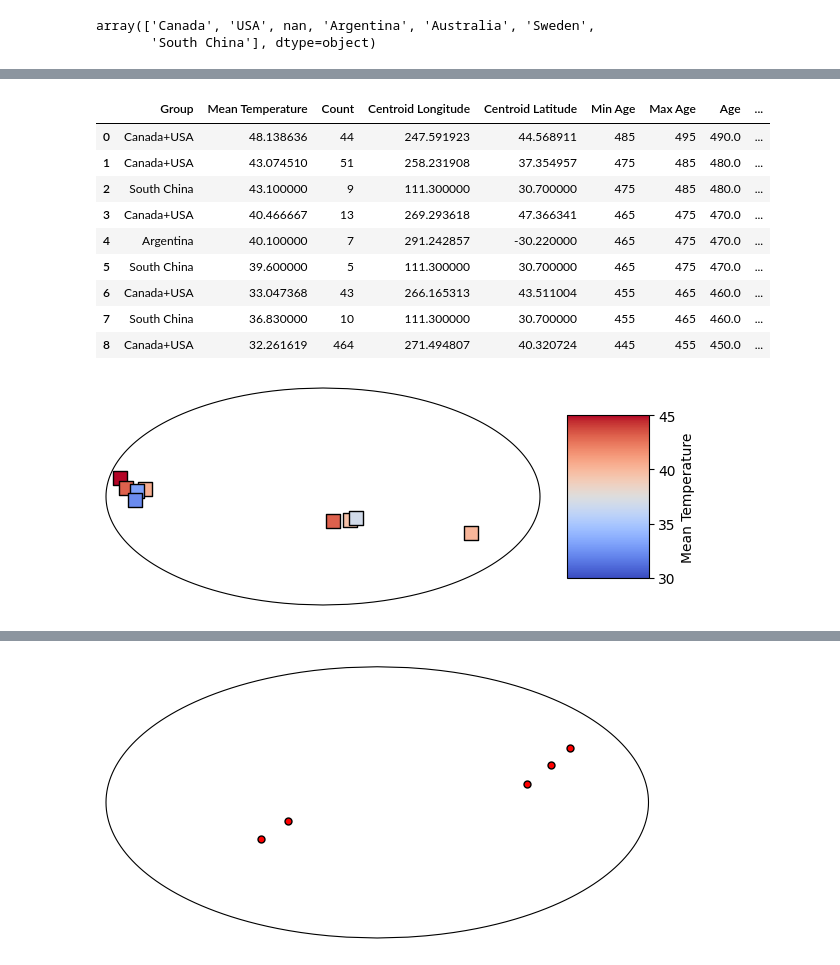
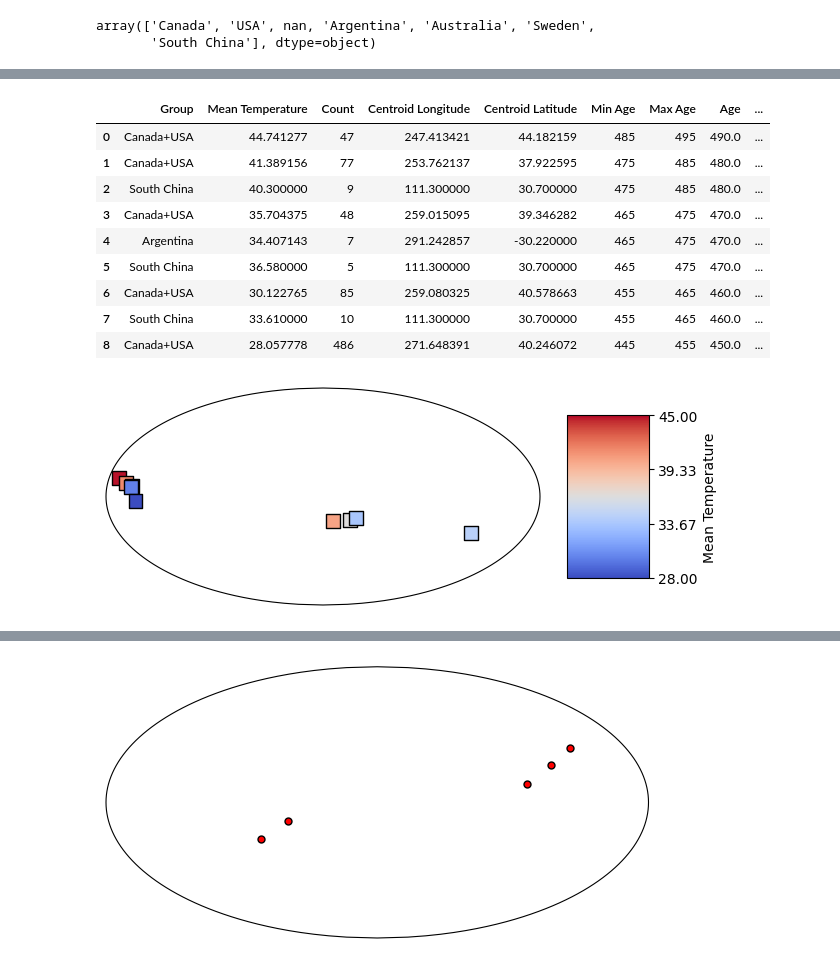
Before and after one commit to Swanson-Hysell-Group/2025_Ordovician_review, a Jupyter notebook: code/paleogeography_arcs_suture_temperatures.ipynb, the cells around one changed output, grey strips where cells are left out. Saved outputs shown, nothing was run; the diff lists cells and outputs as text; code cells hidden in the pictures.

Commit message:
further progress on paleogeography and temperature plot

```diff
--- a/code/paleogeography_arcs_suture_temperatures.ipynb
+++ b/code/paleogeography_arcs_suture_temperatures.ipynb
@@ -78,7 +78,7 @@ def make_map(projection, central_longitude=0, central_latitude=0, figsize=(6, 6)
     if grid_lines == True:
         ax.gridlines(xlocs=lon_grid, ylocs=lat_grid, linewidth=1,
                      color='black', linestyle='dotted')
-    return ax, map_projection
+    return fig, ax, map_projection
 # %% [markdown]
 ## Define paths to paleogeography features
 # %%
@@ -232,6 +232,6 @@ for t in range(490, 440, -10):
 # %% [markdown]
 ## Average and plot temperature data
 # %%
-Grossman_2022_phosphate = pd.read_csv('../data/geochemistry/Grossman2022_SI2.csv',header=1)
-Grossman_2022_phosphate.head()
+all_conodont = pd.read_csv('../data/geochemistry/apatite_all_ord.csv')
+all_conodont.head(1)
 # %% [output]
@@ -282,16 +277,16 @@ all_age_ranges = []
 # Process each age range
 for age_range_max, age_range_min in age_ranges:
     # Filter the dataframe for the current age range
-    current_df = age_slice(Grossman_2022_phosphate, age_range_max, age_range_min)
+    current_df = age_slice(all_conodont, age_range_max, age_range_min)
 
     # Calculate the mean, count, and centroids for each group
     for group, countries in country_groups.items():
-        filtered_df = current_df[current_df['country_ocean'].isin(countries)]
-        mean_value = filtered_df['T (PJ10; -1.08‰)'].mean()
+        filtered_df = current_df[current_df['country'].isin(countries)]
+        mean_value = filtered_df['T_le'].mean()
         count = filtered_df.shape[0]
 
-        if count > 2 and filtered_df['longitude'].isna().any() == False:
-            mean_lon_lat = ipmag.fisher_mean(filtered_df['longitude'].tolist(), filtered_df['latitude'].tolist())
+        if count > 2 and filtered_df['long'].isna().any() == False:
+            mean_lon_lat = ipmag.fisher_mean(filtered_df['long'].tolist(), filtered_df['lat'].tolist())
             centroid_lon = mean_lon_lat['dec']
             centroid_lat = mean_lon_lat['inc']
             all_centroid_lons.append(centroid_lon)
@@ -476,40 +452,40 @@ temp_results['Reconstructed Latitude'] = all_reconstructed['Reconstructed Latitu
 temp_results
 # %% [output]
 |  | Group | Mean Temperature | Count | Centroid Longitude | Centroid Latitude | Min Age | Max Age | Age | ... |
-| 0 | Canada+USA | 48.138636 | 44 | 247.591923 | 44.568911 | 485 | 495 | 490.0 | ... |
-| 1 | Canada+USA | 43.074510 | 51 | 258.231908 | 37.354957 | 475 | 485 | 480.0 | ... |
-| 2 | South China | 43.100000 | 9 | 111.300000 | 30.700000 | 475 | 485 | 480.0 | ... |
-| 3 | Canada+USA | 40.466667 | 13 | 269.293618 | 47.366341 | 465 | 475 | 470.0 | ... |
-| 4 | Argentina | 40.100000 | 7 | 291.242857 | -30.220000 | 465 | 475 | 470.0 | ... |
-| 5 | South China | 39.600000 | 5 | 111.300000 | 30.700000 | 465 | 475 | 470.0 | ... |
-| 6 | Canada+USA | 33.047368 | 43 | 266.165313 | 43.511004 | 455 | 465 | 460.0 | ... |
-| 7 | South China | 36.830000 | 10 | 111.300000 | 30.700000 | 455 | 465 | 460.0 | ... |
-| 8 | Canada+USA | 32.261619 | 464 | 271.494807 | 40.320724 | 445 | 455 | 450.0 | ... |
+| 0 | Canada+USA | 44.741277 | 47 | 247.413421 | 44.182159 | 485 | 495 | 490.0 | ... |
+| 1 | Canada+USA | 41.389156 | 77 | 253.762137 | 37.922595 | 475 | 485 | 480.0 | ... |
+| 2 | South China | 40.300000 | 9 | 111.300000 | 30.700000 | 475 | 485 | 480.0 | ... |
+| 3 | Canada+USA | 35.704375 | 48 | 259.015095 | 39.346282 | 465 | 475 | 470.0 | ... |
+| 4 | Argentina | 34.407143 | 7 | 291.242857 | -30.220000 | 465 | 475 | 470.0 | ... |
+| 5 | South China | 36.580000 | 5 | 111.300000 | 30.700000 | 465 | 475 | 470.0 | ... |
+| 6 | Canada+USA | 30.122765 | 85 | 259.080325 | 40.578663 | 455 | 465 | 460.0 | ... |
+| 7 | South China | 33.610000 | 10 | 111.300000 | 30.700000 | 455 | 465 | 460.0 | ... |
+| 8 | Canada+USA | 28.057778 | 486 | 271.648391 | 40.246072 | 445 | 455 | 450.0 | ... |
 # %%
 # Create the map and plot the reconstructed points
-map_axis, proj_plot = make_map(ccrs.Mollweide, figsize=(7, 6), grid_lines=False)
+map_fig, map_axis, proj_plot = make_map(ccrs.Mollweide, figsize=(7, 6), grid_lines=False)
 
 # Normalize the temperature values for the color map
-norm = plt.Normalize(vmin=30, vmax=45)
+norm = plt.Normalize(vmin=28, vmax=45)
 
 # Create a scatter plot with the colormap
 scatter = map_axis.scatter(temp_results['Reconstructed Longitude'].tolist(),
                            temp_results['Reconstructed Latitude'].tolist(),
                            c=temp_results['Mean Temperature'].tolist(),
                            cmap='coolwarm',  # Choose a colormap
                            norm=norm,
                            transform=ccrs.PlateCarree(),
                            marker='s',
                            edgecolor='black',
                            s=100)  # Size of the markers
 
 # Add a color bar
 cbar = plt.colorbar(scatter, ax=map_axis, orientation='vertical', pad=0.05, aspect=2)
 cbar.set_label('Mean Temperature')
-cbar.set_ticks(np.linspace(30, 45, num=4))
+cbar.set_ticks(np.linspace(28, 45, num=4))
 
 plt.show()
 # %% [output]
-[figure, old version]
+[figure, new version]
 # %%
 def make_arc_suture_temp_map(t, temp_results, plot_ophiolites=False, legend=True):
```
Also changed, not shown: parts of 11 cells of this notebook, 11 other files.
